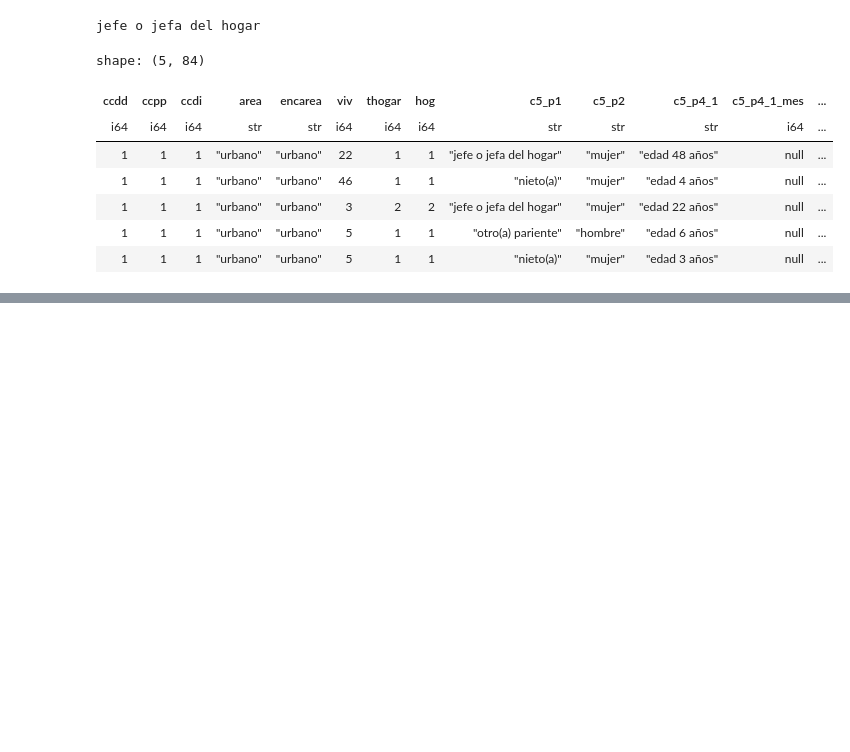
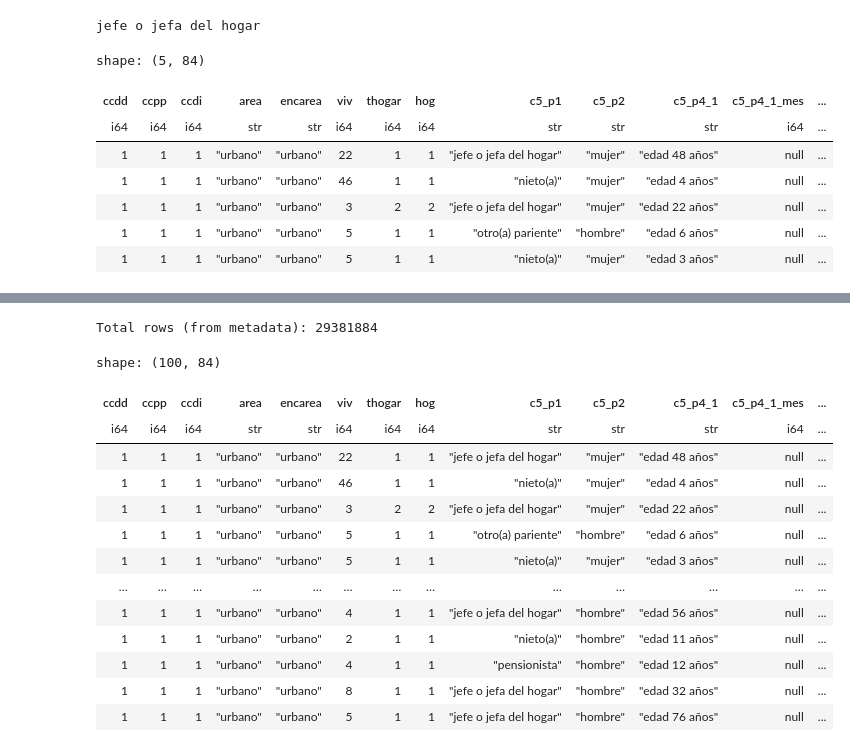
Before and after one commit to alebg/medium-data, a Jupyter notebook: medium_data/analysis_prototype.ipynb, the cells around one changed output, grey strips where cells are left out. Cells and saved outputs as stored; diff of their text form; code cells hidden in the pictures; blank space fills up the shorter version.

Commit message:
feat: add example techniques on the analysis prototype to efficiently handle medium sized datasets (e.g., 1GB parquet file with 29 million rows)

```diff
--- a/medium_data/analysis_prototype.ipynb
+++ b/medium_data/analysis_prototype.ipynb
@@ -21,3 +22,6 @@ shape: (5, 84)
 | 1 | 1 | 1 | "urbano" | "urbano" | 3 | 2 | 2 | "jefe o jefa del hogar" | "mujer" | "edad 22 años" | null | ... |
 | 1 | 1 | 1 | "urbano" | "urbano" | 5 | 1 | 1 | "otro(a) pariente" | "hombre" | "edad 6 años" | null | ... |
 | 1 | 1 | 1 | "urbano" | "urbano" | 5 | 1 | 1 | "nieto(a)" | "mujer" | "edad 3 años" | null | ... |
+# %%
+big_parquet = "../data/CPV2017_POB-001.parquet"
+lazy_df = pl.scan_parquet(big_parquet)
@@ -23,0 +59,29 @@ shape: (5, 84)
+# %%
+# Count the number of rows
+# Note: don't use polars for this task, as it will need to load the entire dataset into memory
+import pyarrow.parquet as pq
+
+pq_file = pq.ParquetFile(big_parquet)
+total_rows = pq_file.metadata.num_rows
+
+print(f"Total rows (from metadata): {total_rows}")
+# %% [output]
+Total rows (from metadata): 29381884
+# %%
+# Display the first 100 rows of the DataFrame
+lazy_df.head(100).collect()
+# %% [output]
+shape: (100, 84)
+| ccdd | ccpp | ccdi | area | encarea | viv | thogar | hog | c5_p1 | c5_p2 | c5_p4_1 | c5_p4_1_mes | ... |
+| i64 | i64 | i64 | str | str | i64 | i64 | i64 | str | str | str | i64 | ... |
+| 1 | 1 | 1 | "urbano" | "urbano" | 22 | 1 | 1 | "jefe o jefa del hogar" | "mujer" | "edad 48 años" | null | ... |
+| 1 | 1 | 1 | "urbano" | "urbano" | 46 | 1 | 1 | "nieto(a)" | "mujer" | "edad 4 años" | null | ... |
+| 1 | 1 | 1 | "urbano" | "urbano" | 3 | 2 | 2 | "jefe o jefa del hogar" | "mujer" | "edad 22 años" | null | ... |
+| 1 | 1 | 1 | "urbano" | "urbano" | 5 | 1 | 1 | "otro(a) pariente" | "hombre" | "edad 6 años" | null | ... |
+| 1 | 1 | 1 | "urbano" | "urbano" | 5 | 1 | 1 | "nieto(a)" | "mujer" | "edad 3 años" | null | ... |
+| … | … | … | … | … | … | … | … | … | … | … | … | ... |
+| 1 | 1 | 1 | "urbano" | "urbano" | 4 | 1 | 1 | "jefe o jefa del hogar" | "hombre" | "edad 56 años" | null | ... |
+| 1 | 1 | 1 | "urbano" | "urbano" | 2 | 1 | 1 | "nieto(a)" | "hombre" | "edad 11 años" | null | ... |
+| 1 | 1 | 1 | "urbano" | "urbano" | 4 | 1 | 1 | "pensionista" | "hombre" | "edad 12 años" | null | ... |
+| 1 | 1 | 1 | "urbano" | "urbano" | 8 | 1 | 1 | "jefe o jefa del hogar" | "hombre" | "edad 32 años" | null | ... |
+| 1 | 1 | 1 | "urbano" | "urbano" | 5 | 1 | 1 | "jefe o jefa del hogar" | "hombre" | "edad 76 años" | null | ... |
```
Also changed, not shown: parts of 5 cells of this notebook.
